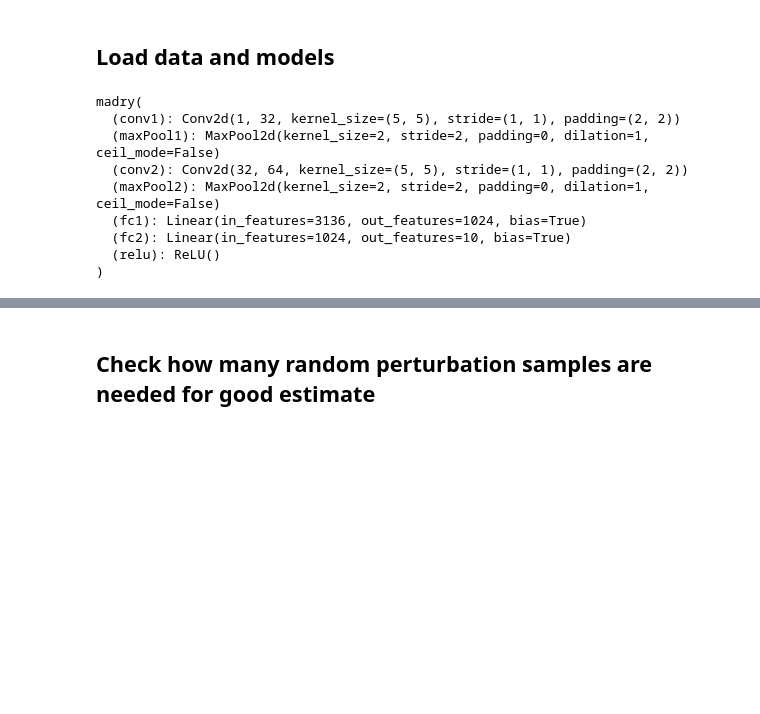
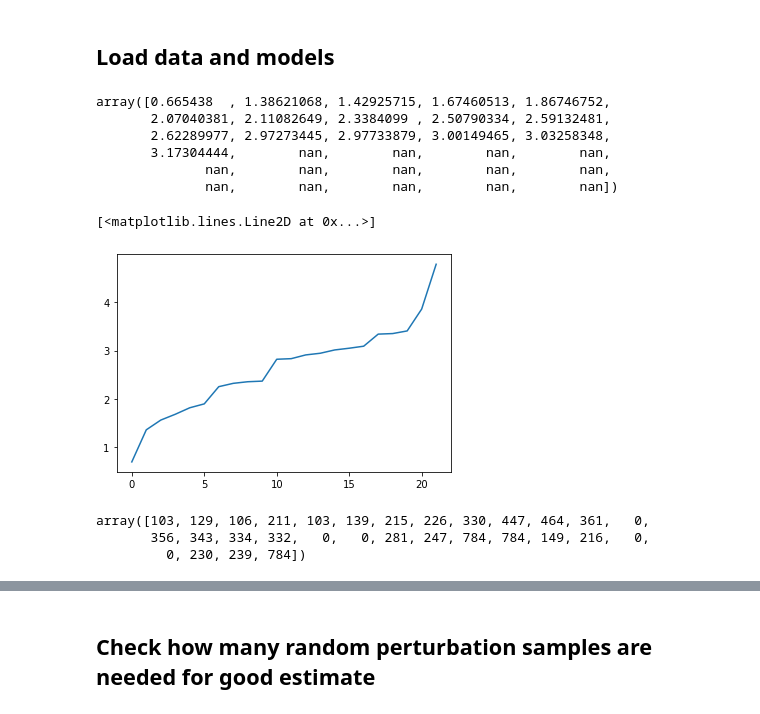
Before and after one commit to david-schu/TheGeometryOfAdversarialSubspaces, a Jupyter notebook: Universal_perts.ipynb, the cells around one changed output, grey strips where cells are left out. Drawn from its saved outputs; the diff is of its cells as text; code cells hidden in the pictures; blank space fills up the shorter version.

```diff
--- a/Universal_perts.ipynb
+++ b/Universal_perts.ipynb
@@ -76,6 +76,31 @@ dirs = data['dirs']
 images = data['images']
 labels = data['labels']
 pert_lengths = data['pert_lengths']
+# %%
+pert_lengths[0]
+# %% [output]
+array([0.665438  , 1.38621068, 1.42925715, 1.67460513, 1.86746752,
+       2.07040381, 2.11082649, 2.3384099 , 2.50790334, 2.59132481,
+       2.62289977, 2.97273445, 2.97733879, 3.00149465, 3.03258348,
+       3.17304444,        nan,        nan,        nan,        nan,
+              nan,        nan,        nan,        nan,        nan,
+              nan,        nan,        nan,        nan,        nan])
+# %%
+new_advs = np.around(advs.reshape((-1,784)), 6)
+new_dirs = new_advs - images.cpu().detach().numpy().reshape((-1,784))
+# new_dirs = new_dirs/np.linalg.norm(new_dirs, axis=-1, keepdims=True)
+new_pert_lengths = np.linalg.norm(new_dirs, axis=-1, keepdims=True)
+
+plt.plot(np.sort(new_pert_lengths[:,0])[:22])
+# %% [output]
+[<matplotlib.lines.Line2D at 0x...>]
+[figure, added]
+# %%
+np.sum(new_advs==0,axis=-1)
+# %% [output]
+array([103, 129, 106, 211, 103, 139, 215, 226, 330, 447, 464, 361,   0,
+       356, 343, 334, 332,   0,   0, 281, 247, 784, 784, 149, 216,   0,
+         0, 230, 239, 784])
 # %%
 # load models
 model_natural = model.madry()
@@ -84,15 +109,6 @@ model_natural.load_state_dict(torch.load('./models/natural.pt', map_location=tor
 model_madry.load_state_dict(torch.load('./models/adv_trained_l2.pt', map_location=torch.device(dev())))
 model_natural.to(dev())
 model_madry.to(dev())
+model_ = model_natural
-# %% [output]
-madry(
-  (conv1): Conv2d(1, 32, kernel_size=(5, 5), stride=(1, 1), padding=(2, 2))
-  (maxPool1): MaxPool2d(kernel_size=2, stride=2, padding=0, dilation=1, ceil_mode=False)
-  (conv2): Conv2d(32, 64, kernel_size=(5, 5), stride=(1, 1), padding=(2, 2))
-  (maxPool2): MaxPool2d(kernel_size=2, stride=2, padding=0, dilation=1, ceil_mode=False)
-  (fc1): Linear(in_features=3136, out_features=1024, bias=True)
-  (fc2): Linear(in_features=1024, out_features=10, bias=True)
-  (relu): ReLU()
-)
 # %%
 # extract singular values and vectors
```
Also changed, not shown: parts of 9 cells of this notebook, 1 other file.
